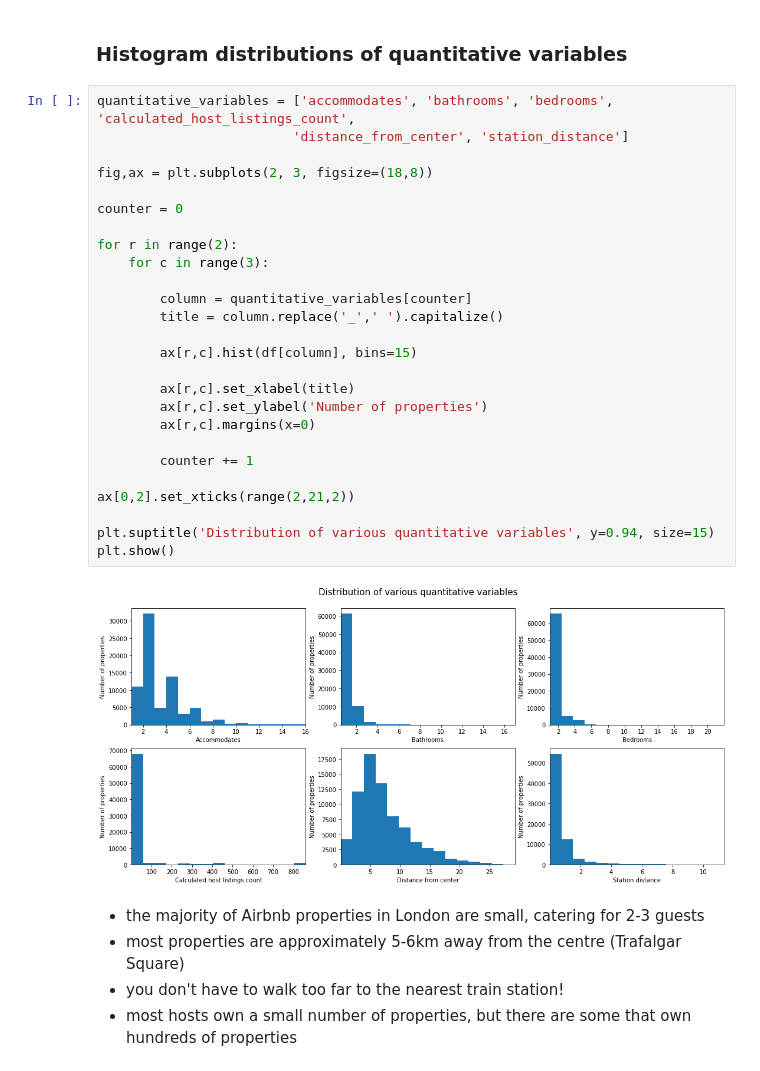
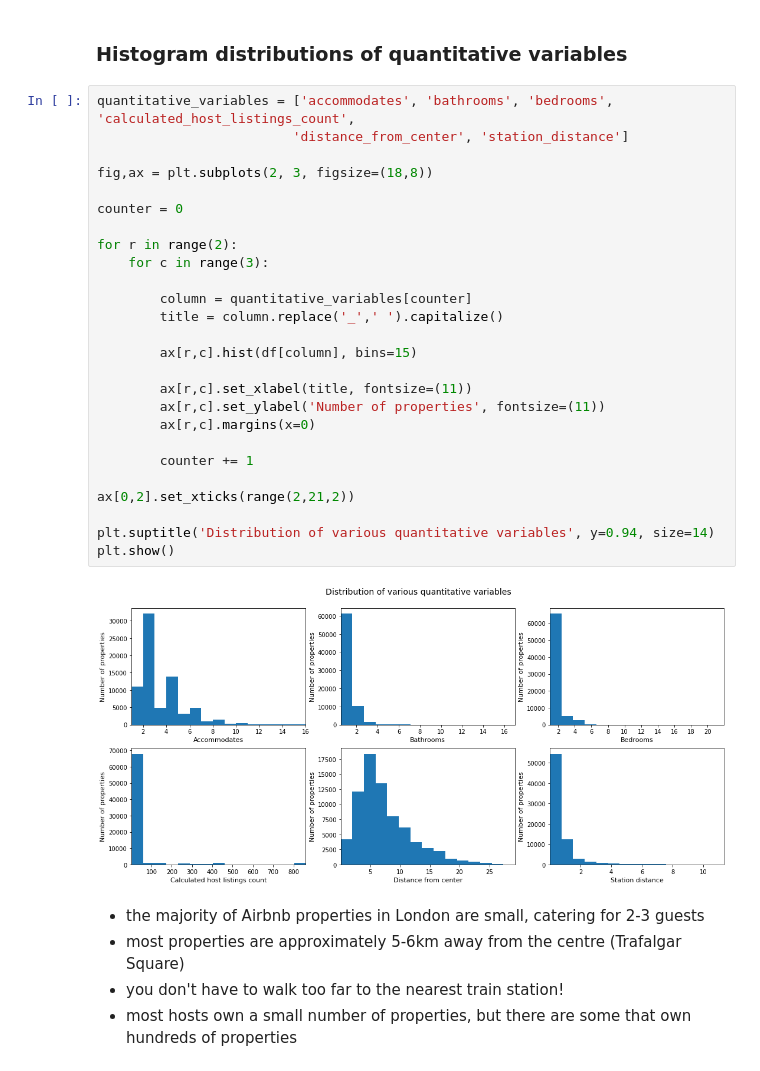
Before and after one commit to jradford5/GA_capstone_Airbnb_project, a Jupyter notebook: notebooks/capstone_airbnb_EDA.ipynb, the cells around one changed output. Saved outputs shown, nothing was run; the diff lists cells and outputs as text.

```diff
--- a/notebooks/capstone_airbnb_EDA.ipynb
+++ b/notebooks/capstone_airbnb_EDA.ipynb
@@ -79,31 +81,31 @@ df[describe_variables].describe().T.iloc[:,1:]
 # %%
 quantitative_variables = ['accommodates', 'bathrooms', 'bedrooms', 'calculated_host_listings_count',
                          'distance_from_center', 'station_distance']
 
 fig,ax = plt.subplots(2, 3, figsize=(18,8))
 
 counter = 0
 
 for r in range(2):
     for c in range(3):
 
         column = quantitative_variables[counter]
         title = column.replace('_',' ').capitalize()
 
         ax[r,c].hist(df[column], bins=15)
 
-        ax[r,c].set_xlabel(title)
-        ax[r,c].set_ylabel('Number of properties')
+        ax[r,c].set_xlabel(title, fontsize=(11))
+        ax[r,c].set_ylabel('Number of properties', fontsize=(11))
         ax[r,c].margins(x=0)
 
         counter += 1
 
 ax[0,2].set_xticks(range(2,21,2))
 
-plt.suptitle('Distribution of various quantitative variables', y=0.94, size=15)
+plt.suptitle('Distribution of various quantitative variables', y=0.94, size=14)
 plt.show()
 # %% [output]
-[figure, old version]
+[figure, new version]
 # %% [markdown]
 - the majority of Airbnb properties in London are small, catering for 2-3 guests
 - most properties are approximately 5-6km away from the centre (Trafalgar Square)
```
Also changed, not shown: parts of 3 cells of this notebook, 2 other files.
